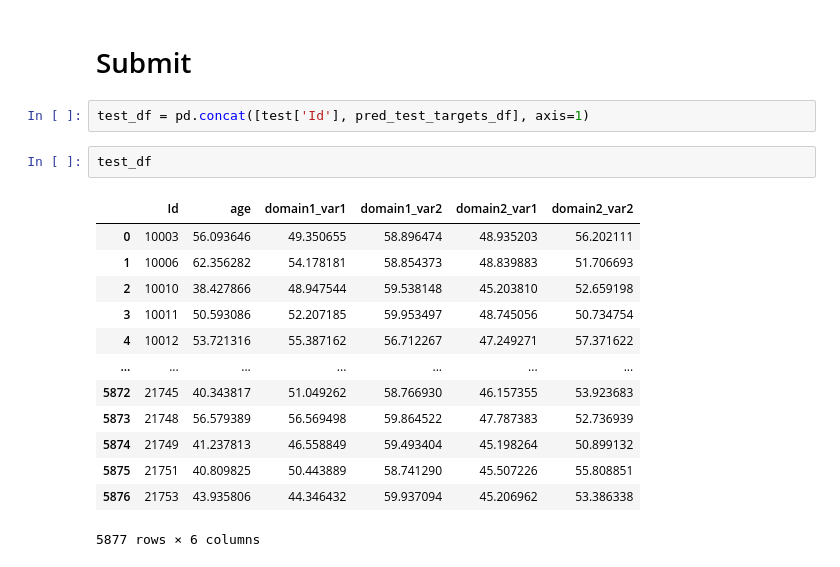
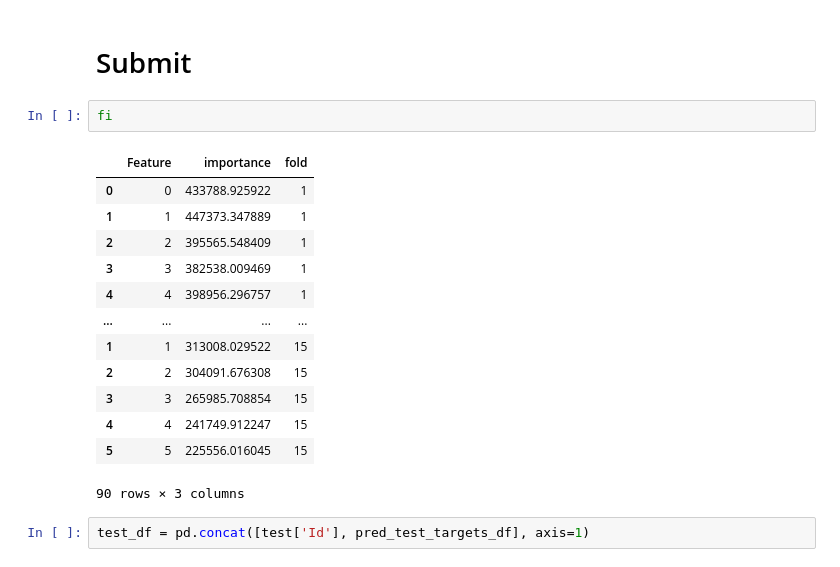
Before and after one commit to HirokiNarita/trends-neuroimaging, a Jupyter notebook: stacking/5-fold_stacking.ipynb, the cells around one changed output. Cells and saved outputs as stored; diff of their text form.

```diff
--- a/stacking/5-fold_stacking.ipynb
+++ b/stacking/5-fold_stacking.ipynb
@@ -493,20 +717,20 @@ with open (out_base_path+'/2nd_layer/bayes_ridge/ver2/bayes_ridge_test2.pkl', 'w
 # %% [markdown]
 # Submit
+# %%
+fi
+# %% [output]
+|  | Feature | importance | fold |
+| 0 | 0 | 433788.925922 | 1 |
+| 1 | 1 | 447373.347889 | 1 |
+| 2 | 2 | 395565.548409 | 1 |
+| 3 | 3 | 382538.009469 | 1 |
+| 4 | 4 | 398956.296757 | 1 |
+| ... | ... | ... | ... |
+| 1 | 1 | 313008.029522 | 15 |
+| 2 | 2 | 304091.676308 | 15 |
+| 3 | 3 | 265985.708854 | 15 |
+| 4 | 4 | 241749.912247 | 15 |
+| 5 | 5 | 225556.016045 | 15 |
+90 rows × 3 columns
 # %%
 test_df = pd.concat([test['Id'], pred_test_targets_df], axis=1)
-# %%
-test_df
-# %% [output]
-|  | Id | age | domain1_var1 | domain1_var2 | domain2_var1 | domain2_var2 |
-| 0 | 10003 | 56.093646 | 49.350655 | 58.896474 | 48.935203 | 56.202111 |
-| 1 | 10006 | 62.356282 | 54.178181 | 58.854373 | 48.839883 | 51.706693 |
-| 2 | 10010 | 38.427866 | 48.947544 | 59.538148 | 45.203810 | 52.659198 |
-| 3 | 10011 | 50.593086 | 52.207185 | 59.953497 | 48.745056 | 50.734754 |
-| 4 | 10012 | 53.721316 | 55.387162 | 56.712267 | 47.249271 | 57.371622 |
-| ... | ... | ... | ... | ... | ... | ... |
-| 5872 | 21745 | 40.343817 | 51.049262 | 58.766930 | 46.157355 | 53.923683 |
-| 5873 | 21748 | 56.579389 | 56.569498 | 59.864522 | 47.787383 | 52.736939 |
-| 5874 | 21749 | 41.237813 | 46.558849 | 59.493404 | 45.198264 | 50.899132 |
-| 5875 | 21751 | 40.809825 | 50.443889 | 58.741290 | 45.507226 | 55.808851 |
-| 5876 | 21753 | 43.935806 | 44.346432 | 59.937094 | 45.206962 | 53.386338 |
-5877 rows × 6 columns
```
Also changed, not shown: parts of 43 cells of this notebook, 18 other files.
